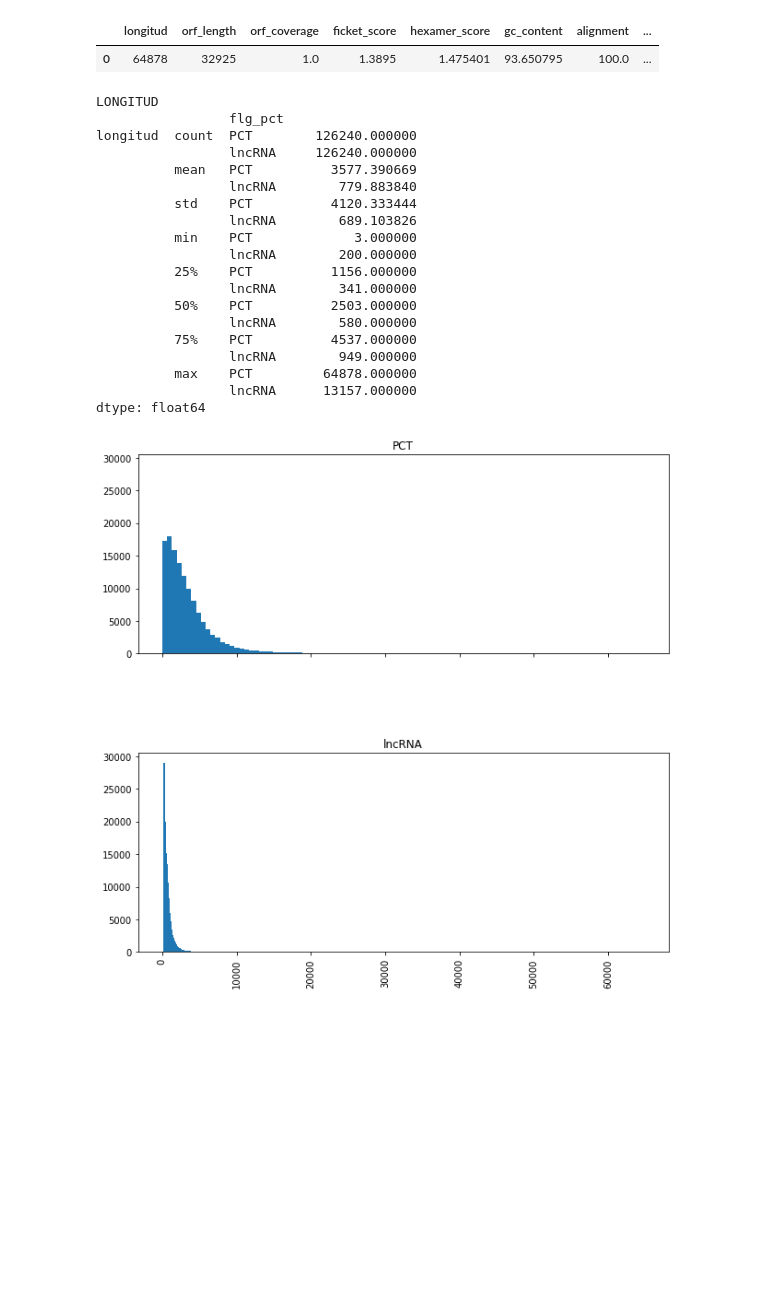
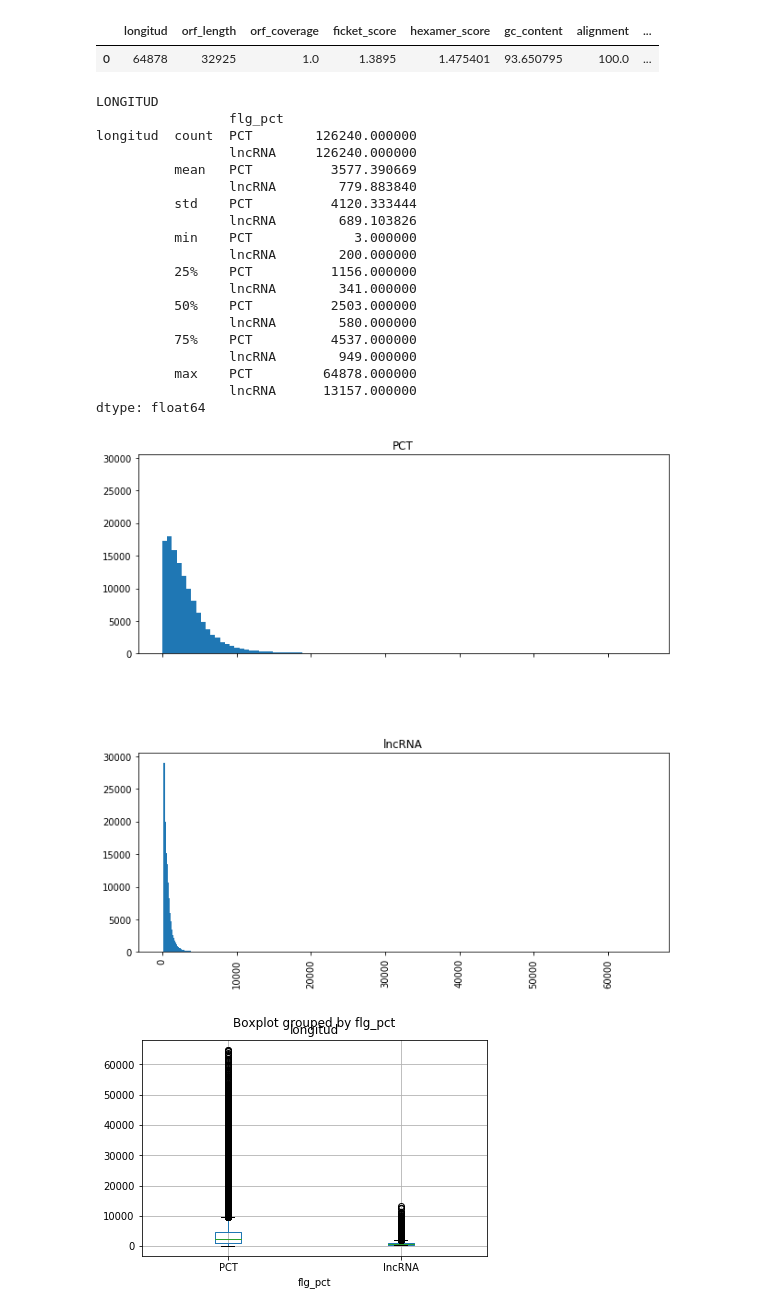
Before and after one commit to JoseSantillan/tesis2, a Jupyter notebook: Semana 07/Features.ipynb, the cells around one changed output. Drawn from its saved outputs; the diff is of its cells as text; code cells hidden in the pictures; blank space fills up the shorter version.

```diff
--- a/Semana 07/Features.ipynb
+++ b/Semana 07/Features.ipynb
@@ -34,34 +34,35 @@ conn = mysql.connector.connect(
 
 print("LONGITUD")
 campo = "longitud"
 query = "SELECT " + campo + ", CASE WHEN flg_pct = 1 THEN 'PCT' ELSE 'lncRNA' END AS flg_pct FROM secuencias_features WHERE flg_seleccionado = 1"
 df = pd.read_sql_query(query, conn)
 df.hist(by='flg_pct', column=campo, bins=100, sharex=True, sharey = True, layout=(2,1), figsize=(10,10))
 
 print(df.groupby('flg_pct').describe().unstack(1))
-
+df.boxplot(column=campo, by="flg_pct")
 conn.close()
 # %% [output]
 LONGITUD
                  flg_pct
 longitud  count  PCT        126240.000000
                  lncRNA     126240.000000
           mean   PCT          3577.390669
                  lncRNA        779.883840
           std    PCT          4120.333444
                  lncRNA        689.103826
           min    PCT             3.000000
                  lncRNA        200.000000
           25%    PCT          1156.000000
                  lncRNA        341.000000
           50%    PCT          2503.000000
                  lncRNA        580.000000
           75%    PCT          4537.000000
                  lncRNA        949.000000
           max    PCT         64878.000000
                  lncRNA      13157.000000
 dtype: float64
 [figure]
+[figure, added]
 # %%
 import mysql.connector
 import pandas as pd
```
Also changed, not shown: parts of 10 cells of this notebook, 3 other files.
